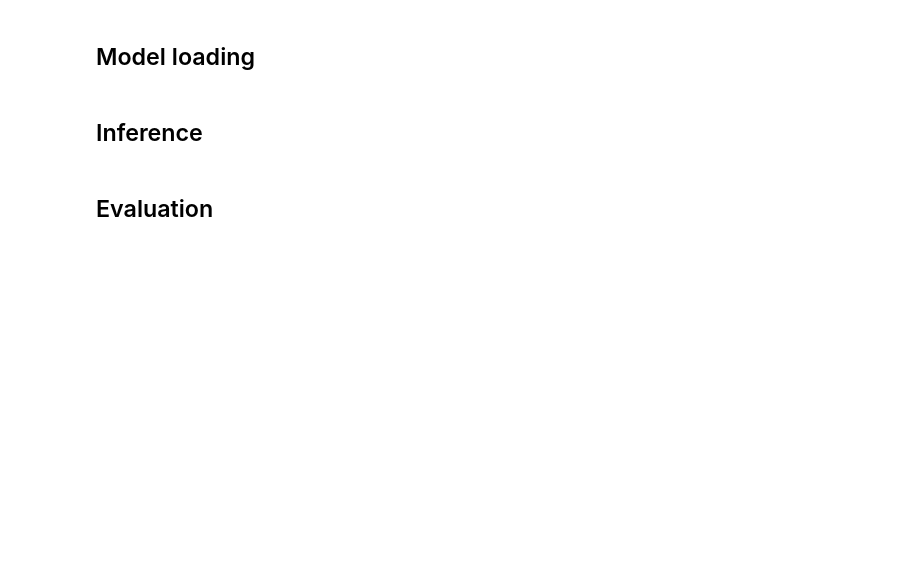
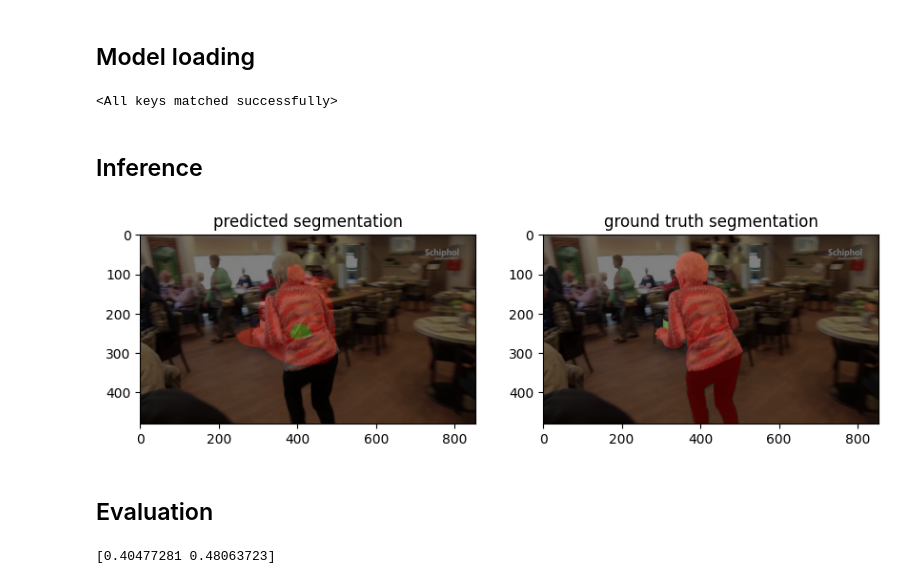
Before and after one commit to Jeremylin0904/SiamMAE_DeepLearning_final, a Jupyter notebook: Notebook.ipynb, the cells around one changed output. Saved outputs shown, nothing was run; the diff lists cells and outputs as text; code cells hidden in the pictures; blank space fills up the shorter version.

```diff
--- a/Notebook.ipynb
+++ b/Notebook.ipynb
@@ -110,12 +133,13 @@ labels_path = os.path.join(root, 'Annotations/480p')
 # %% [markdown]
 ## Model loading
 # %%
-#model_path = '/content/drive/MyDrive/DL Project/epoch_150.pt'
-#model = sim_mae_vit_small_patch16_dec512d8b()
-model = joblib.load('/content/drive/MyDrive/models/SiamMAE_e52b416.pkl')
+model_path = '...'
+model = sim_mae_vit_tiny_patch16_dec512d8b()
 device = torch.device("cuda" if torch.cuda.is_available() else "cpu")
 model = model.to(device)
-#model.load_state_dict(torch.load(model_path))
+model.load_state_dict(torch.load(model_path))
+# %% [output]
+<All keys matched successfully>
 # %% [markdown]
 ## Inference
 # %%
@@ -124,5 +148,8 @@ eval_davis(model, name_video, videos_path, labels_path, 20, dino=True)
 # %%
-video_num = '00001'
-show_segm(videos_path, labels_path, name_video, video_num)
+video_num = '00020'
+name_video = 'lady-running'
+show_segm(videos_path, labels_path, name_video, video_num, model_name="3epochsiam")
+# %% [output]
+[figure, added]
 # %% [markdown]
 ## Evaluation
@@ -130,0 +156,6 @@ print(scores_one_vid(videos_path, name_video))
+# %%
+video_num = '00061'
+name_video = 'lady-running'
+print(score_one_vid(videos_path, labels_path, name_video, model_name="3epochsiam"))
+# %% [output]
+[0.40477281 0.48063723]
```
Also changed, not shown: parts of 8 cells of this notebook.
